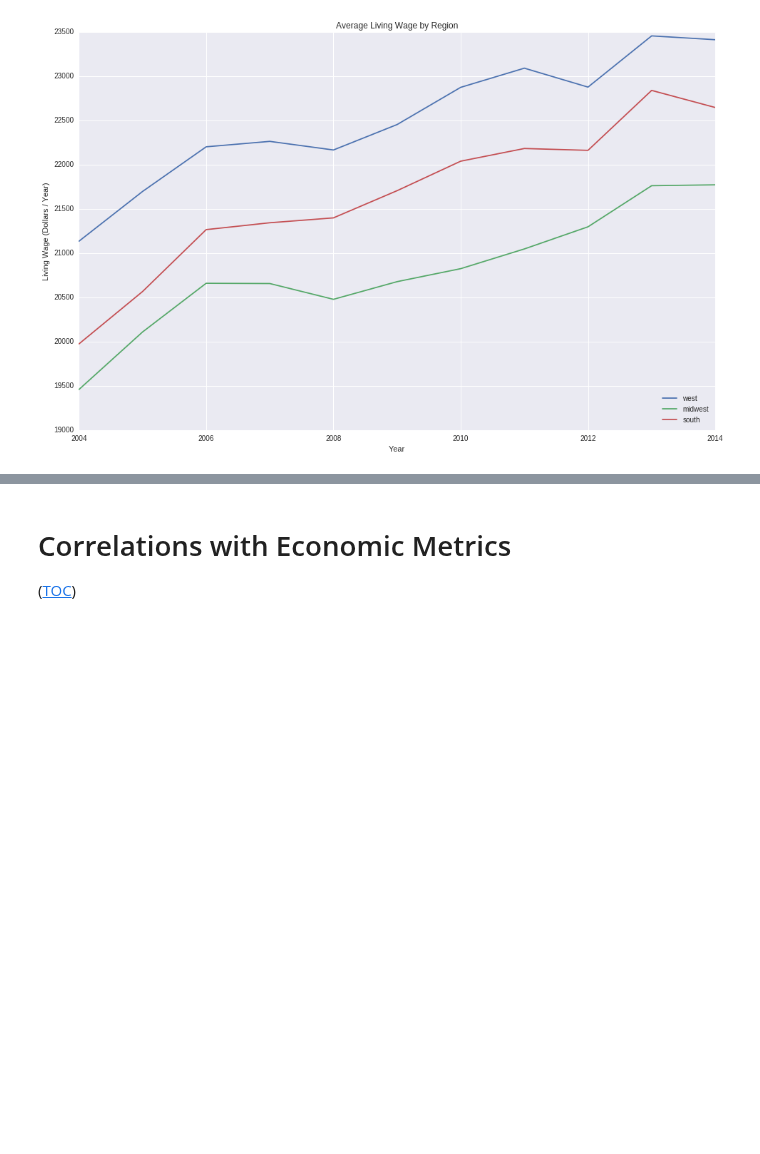
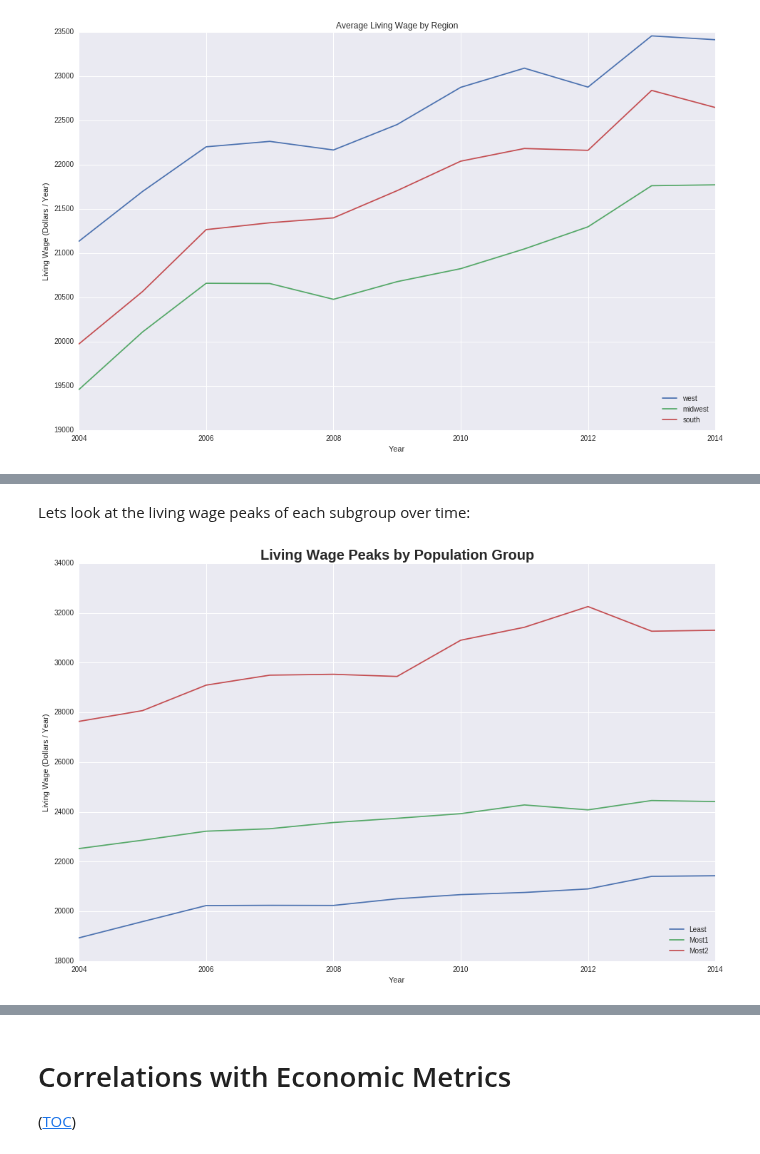
Before and after one commit to jquacinella/LivingWageModelExtension, a Jupyter notebook: Master's Thesis.ipynb, the cells around one changed output, grey strips where cells are left out. Cells and saved outputs as stored; diff of their text form; code cells hidden in the pictures; blank space fills up the shorter version.

```diff
--- a/Master's Thesis.ipynb
+++ b/Master's Thesis.ipynb
@@ -1275,3 +1318,16 @@ for year in range(2004, 2014):
 # # ani.save('basic_animation.mp4', fps=30, extra_args=['-vcodec', 'libx264'])
 # # plt.show()
 # ani.to_html5_video()
+# %% [markdown]
+Lets look at the living wage peaks of each subgroup over time:
+# %%
+f = plt.figure(figsize=(16, 10))
+plt.plot(model_years, least_populous_maxes, label="Least")
+plt.plot(model_years, most_populous_maxes, label="Most1")
+plt.plot(model_years, most_populous2_maxes, label="Most2")
+f.axes[0].set_title('Living Wage Peaks by Population Group', fontweight='bold', fontsize=20)
+f.axes[0].set_ylabel('Living Wage (Dollars / Year)')
+f.axes[0].set_xlabel('Year')
+l = f.axes[0].legend(loc="lower right")
+# %% [output]
+[figure, added]
```
Also changed, not shown: parts of 14 cells of this notebook.
